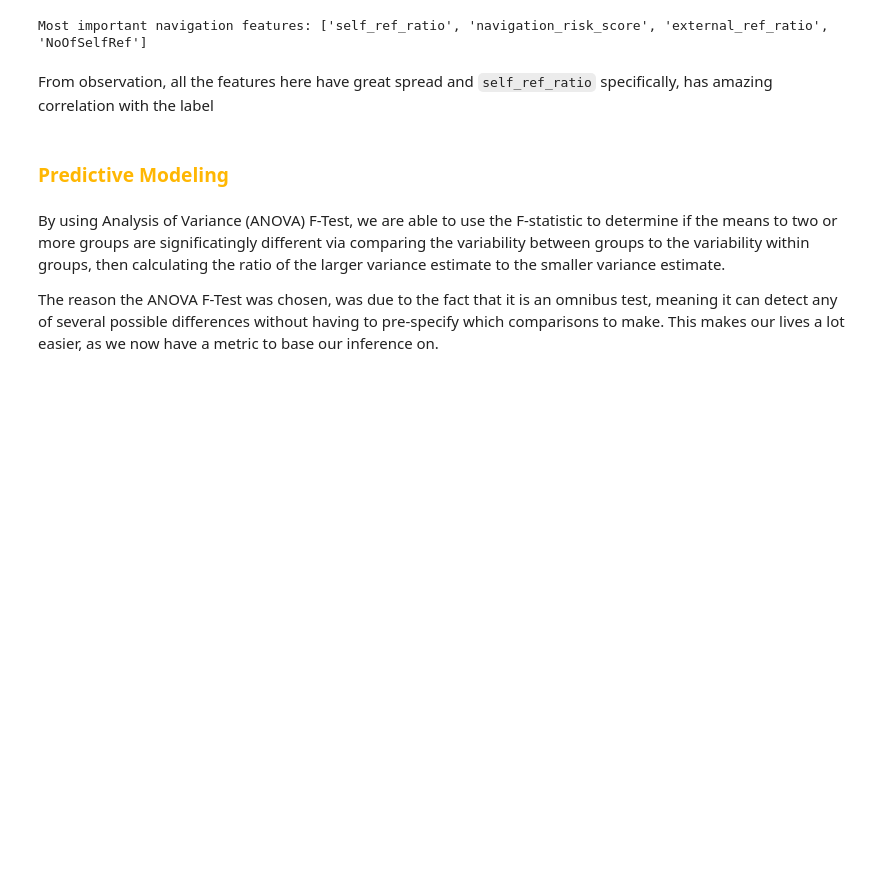
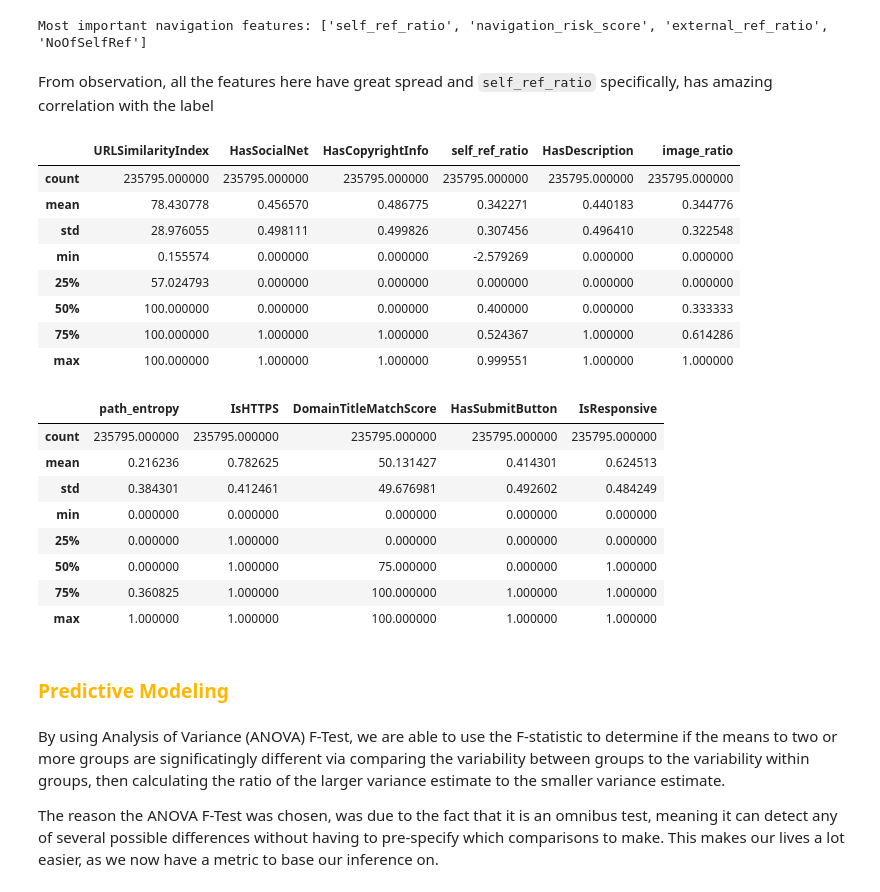
Before and after one commit to gjh0239/AITT-Assignment, a Jupyter notebook: Assignment/Assignment.ipynb, the cells around one changed output. Saved outputs shown, nothing was run; the diff lists cells and outputs as text; code cells hidden in the pictures; blank space fills up the shorter version.

```diff
--- a/Assignment/Assignment.ipynb
+++ b/Assignment/Assignment.ipynb
@@ -3121,6 +3126,46 @@ print("Most important navigation features:", important_navigation_features)
 Most important navigation features: ['self_ref_ratio', 'navigation_risk_score', 'external_ref_ratio', 'NoOfSelfRef']
 # %% [markdown]
 From observation, all the features here have great spread and `self_ref_ratio` specifically, has amazing correlation with the label
+# %%
+features = {
+	'primary': [
+		'URLSimilarityIndex',    # Score: 671857
+		'HasSocialNet',          # Score: 376744
+		'HasCopyrightInfo',      # Score: 291213
+		'self_ref_ratio',        # Score: 270274
+		'HasDescription',        # Score: 214554
+		'image_ratio',           # Score: 207514
+	],
+	'secondary': [
+		'path_entropy',          # Score: 172819
+		'IsHTTPS',               # Score: 139101  # Choose one from the HTTPS-related features
+		'DomainTitleMatchScore', # Score: 122616
+		'HasSubmitButton',       # Score: 118640
+		'IsResponsive'           # Score: 101521
+	]
+}
+
+display(df[features['primary']].describe())
+display(df[features['secondary']].describe())
+# %% [output]
+|  | URLSimilarityIndex | HasSocialNet | HasCopyrightInfo | self_ref_ratio | HasDescription | image_ratio |
+| count | 235795.000000 | 235795.000000 | 235795.000000 | 235795.000000 | 235795.000000 | 235795.000000 |
+| mean | 78.430778 | 0.456570 | 0.486775 | 0.342271 | 0.440183 | 0.344776 |
+| std | 28.976055 | 0.498111 | 0.499826 | 0.307456 | 0.496410 | 0.322548 |
+| min | 0.155574 | 0.000000 | 0.000000 | -2.579269 | 0.000000 | 0.000000 |
+| 25% | 57.024793 | 0.000000 | 0.000000 | 0.000000 | 0.000000 | 0.000000 |
+| 50% | 100.000000 | 0.000000 | 0.000000 | 0.400000 | 0.000000 | 0.333333 |
+| 75% | 100.000000 | 1.000000 | 1.000000 | 0.524367 | 1.000000 | 0.614286 |
+| max | 100.000000 | 1.000000 | 1.000000 | 0.999551 | 1.000000 | 1.000000 |
+|  | path_entropy | IsHTTPS | DomainTitleMatchScore | HasSubmitButton | IsResponsive |
+| count | 235795.000000 | 235795.000000 | 235795.000000 | 235795.000000 | 235795.000000 |
+| mean | 0.216236 | 0.782625 | 50.131427 | 0.414301 | 0.624513 |
+| std | 0.384301 | 0.412461 | 49.676981 | 0.492602 | 0.484249 |
+| min | 0.000000 | 0.000000 | 0.000000 | 0.000000 | 0.000000 |
+| 25% | 0.000000 | 1.000000 | 0.000000 | 0.000000 | 0.000000 |
+| 50% | 0.000000 | 1.000000 | 75.000000 | 0.000000 | 1.000000 |
+| 75% | 0.360825 | 1.000000 | 100.000000 | 1.000000 | 1.000000 |
+| max | 1.000000 | 1.000000 | 100.000000 | 1.000000 | 1.000000 |
 # %% [markdown]
 ### <font color='#FFB703'>Predictive Modeling</font>
 # %% [markdown]
```
Also changed, not shown: parts of 8 cells of this notebook.
